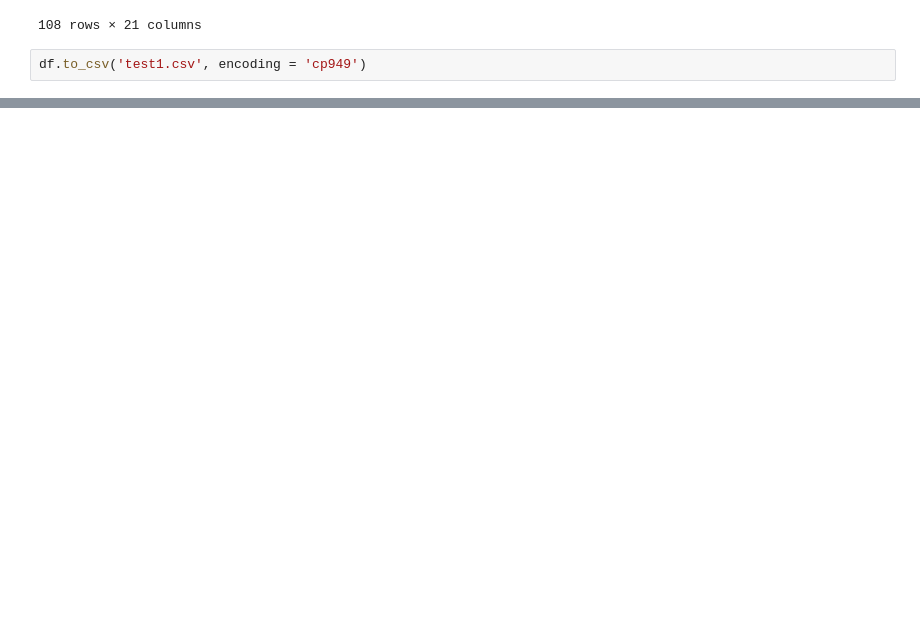
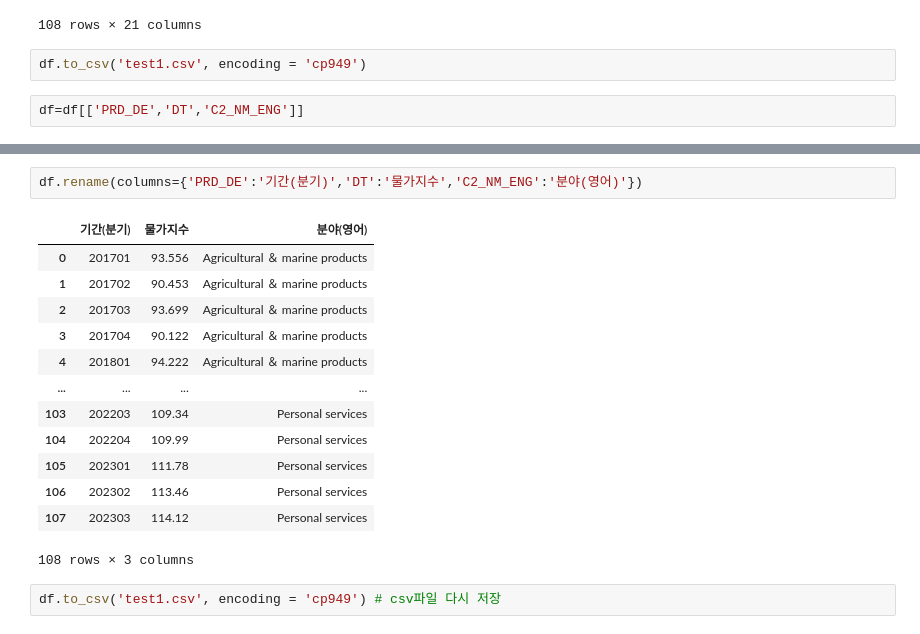
Before and after one commit to yoonseongan/statstat, a Jupyter notebook: openproject.ipynb, the cells around one changed output, grey strips where cells are left out. Saved outputs shown, nothing was run; the diff lists cells and outputs as text; blank space fills up the shorter version.

Commit message:
modified:   openproject.ipynb 	modified:   test1.csv

```diff
--- a/openproject.ipynb
+++ b/openproject.ipynb
@@ -53,3 +53,5 @@ df
 108 rows × 21 columns
 # %%
 df.to_csv('test1.csv', encoding = 'cp949')
+# %%
+df=df[['PRD_DE','DT','C2_NM_ENG']]
@@ -55,0 +67,18 @@ df.to_csv('test1.csv', encoding = 'cp949')
+# %%
+df.rename(columns={'PRD_DE':'기간(분기)','DT':'물가지수','C2_NM_ENG':'분야(영어)'})
+# %% [output]
+|  | 기간(분기) | 물가지수 | 분야(영어) |
+| 0 | 201701 | 93.556 | Agricultural ＆ marine products |
+| 1 | 201702 | 90.453 | Agricultural ＆ marine products |
+| 2 | 201703 | 93.699 | Agricultural ＆ marine products |
+| 3 | 201704 | 90.122 | Agricultural ＆ marine products |
+| 4 | 201801 | 94.222 | Agricultural ＆ marine products |
+| ... | ... | ... | ... |
+| 103 | 202203 | 109.34 | Personal services |
+| 104 | 202204 | 109.99 | Personal services |
+| 105 | 202301 | 111.78 | Personal services |
+| 106 | 202302 | 113.46 | Personal services |
+| 107 | 202303 | 114.12 | Personal services |
+108 rows × 3 columns
+# %%
+df.to_csv('test1.csv', encoding = 'cp949') # csv파일 다시 저장
```
Also changed, not shown: parts of 1 cell of this notebook, 1 other file.
